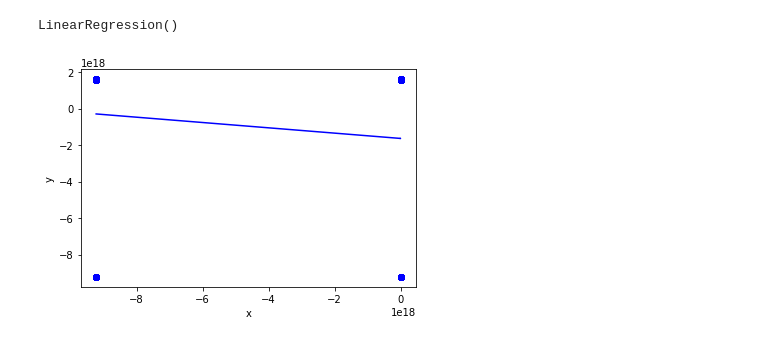
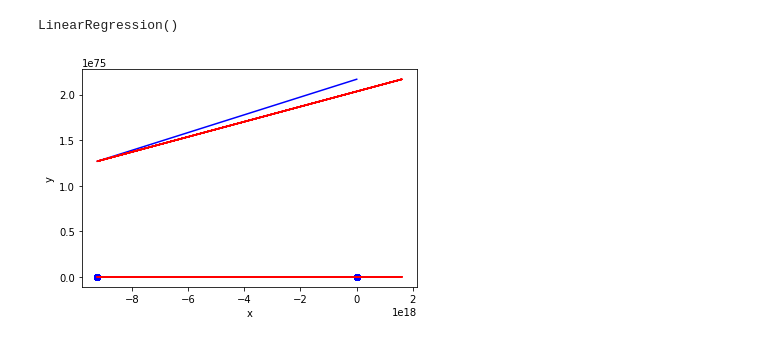
Before and after one commit to cyberanalyst268/Data-Science-and-Decision-Making, a Jupyter notebook: Agrotech-project.ipynb, the cells around one changed output. Saved outputs shown, nothing was run; the diff lists cells and outputs as text; code cells hidden in the pictures.

```diff
--- a/Agrotech-project.ipynb
+++ b/Agrotech-project.ipynb
@@ -311,22 +311,25 @@ x.shape,y.shape
 # %%
 #Fitting the data
 poly_reg = PolynomialFeatures(degree=4, include_bias=False)
-poly_features = poly_reg.fit_transform(x.astype("int"))
+xpred = poly_reg.fit_transform(x.astype("int"))
+ypred = poly_reg.fit_transform(y.astype("int"))
 poly_reg = LinearRegression()
-poly_reg.fit(poly_features, y)
+poly_reg.fit(xpred, ypred)
 # %% [output]
 LinearRegression()
 # %%
 # Visualizing the Polymonial Regression results
 def viz_polymonial():
     plt.scatter(x.astype("int"), y.astype("int"), color='blue')
-    plt.plot(x.astype("int"), poly_reg.predict(poly_features), color='blue')
+    plt.plot(x.astype("int"), poly_reg.predict(xpred), color='blue')
+    plt.plot(y.astype("int"), poly_reg.predict(ypred), color='red')
+
     #plt.title('Prediction and Actual Values (Linear Regression)')
     plt.xlabel('x')
     plt.ylabel('y')
     plt.savefig("mlr.jpeg")
     plt.show()
     return
 viz_polymonial()
 # %% [output]
-[figure, old version]
+[figure, new version]
```
